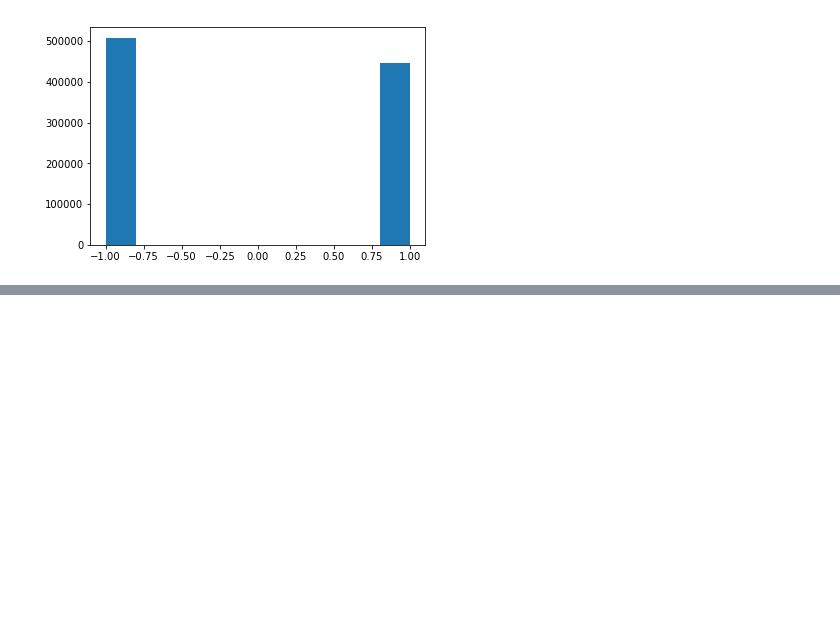
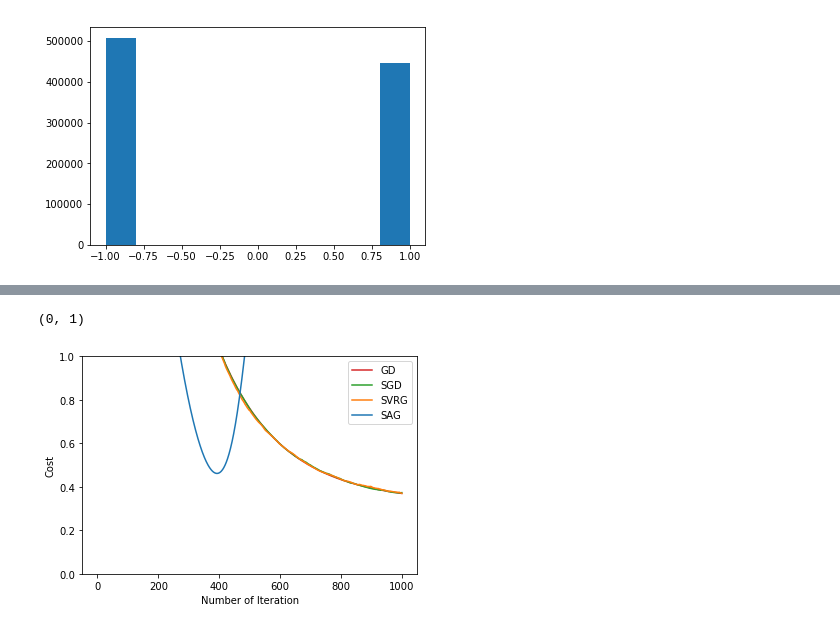
Before and after one commit to hellkvist/EP3260-MLoNs-2020-MH, a Jupyter notebook: Computer-Assignments/CA-G2-2.ipynb, the cells around one changed output, grey strips where cells are left out. Cells and saved outputs as stored; diff of their text form; code cells hidden in the pictures; blank space fills up the shorter version.

```diff
--- a/Computer-Assignments/CA-G2-2.ipynb
+++ b/Computer-Assignments/CA-G2-2.ipynb
@@ -475,3 +504,19 @@ Stop on condition fulfilled! Number of iterations:  412 / 1000
+# %%
+## PLOTs
+l0 = plt.plot(cost_[:,0],color="C3")
+l1 = plt.plot(cost_[:,1],color="C2")
+l2 = plt.plot(cost_[:,2],color="C1")
+l3 = plt.plot(cost_[:,3],color="C0")
+# complete other plots here:
+
+plt.xlabel("Number of Iteration")
+plt.ylabel("Cost")
+plt.legend(['GD', 'SGD', 'SVRG', 'SAG'])
+
+plt.ylim(0, 1)
+# %% [output]
+(0, 1)
+[figure, added]
 # %%
 ## Tunning the hyper-paramter here:
 # %%
```
Also changed, not shown: parts of 15 cells of this notebook.
